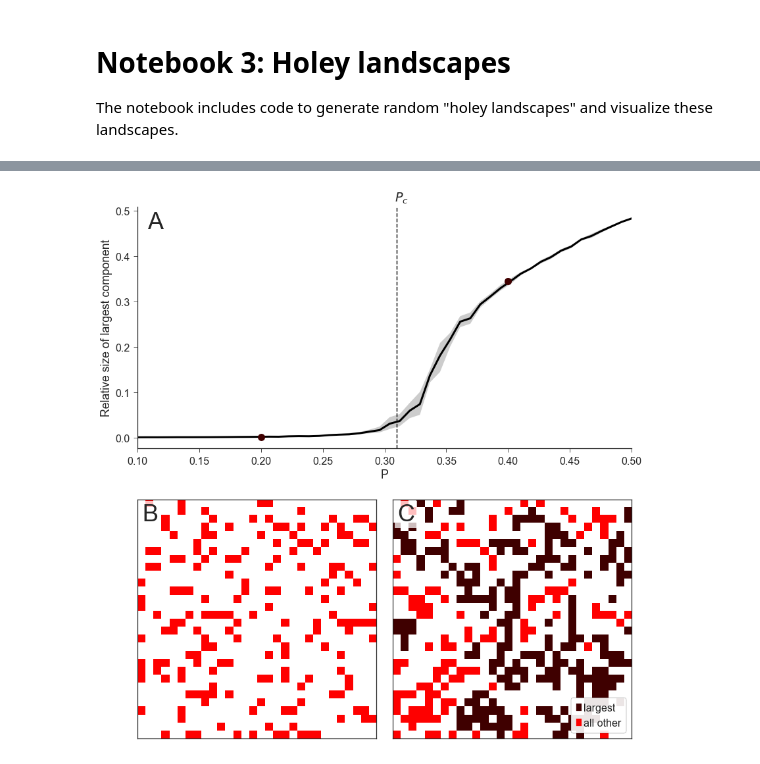
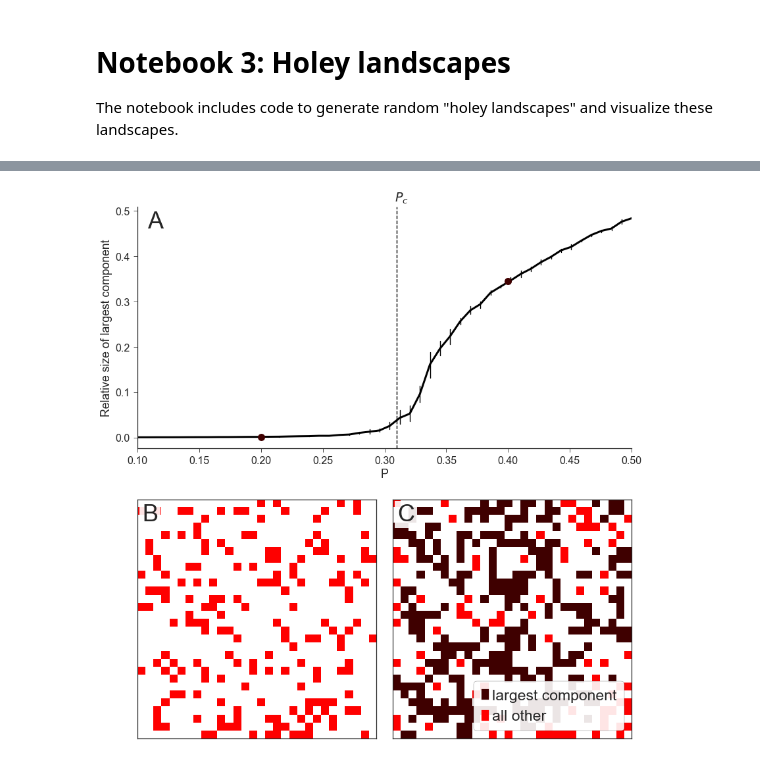
Before and after one commit to yoavram/UnderTheRug, a Jupyter notebook: holey_landscape.ipynb, the cells around one changed output, grey strips where cells are left out. Cells and saved outputs as stored; diff of their text form; code cells hidden in the pictures.

```diff
--- a/holey_landscape.ipynb
+++ b/holey_landscape.ipynb
@@ -115,7 +116,7 @@ p1 = 0.2
 p2 = 0.4
 
 sns.tsplot(df, time='p', unit='sample', value='max size', ci=99,
-           color='k', lw=3, ax=ax0)
+           color='k', lw=3, ax=ax0, err_style='ci_bars')
 ax0.plot(p1, 0.001, 'o', color=reds[2], markersize=11)
 ax0.plot(p2, 0.345, 'o', color=reds[2], markersize=11)
 
@@ -138,38 +139,39 @@ patches = [
     mpl.patches.Patch(color=reds[2], label="largest"),
     mpl.patches.Patch(color=reds[1], label="all other")
 ]
 # ax1.legend(handles=patches, frameon=True, fancybox=True, loc='lower right',
 #            borderpad=0.5, edgecolor='k', framealpha=0.9,
 #            handlelength=0.5, handletextpad=0.2)
 ax1.set(
     xticks=[], yticks=[]
 )
 m = np.random.rand(*shape)
 m = m < p2
 labels, k = ndimage.label(m)
 largest_comp = max(range(1,k), key=lambda i: (labels==i).sum())
 labels[(labels>0) & (labels!=largest_comp)] = 1
 labels[labels==largest_comp] = 2
 ax2.matshow(labels[0], cmap=red_cm , vmin=0, vmax=2)
 patches = [
-    mpl.patches.Patch(color=reds[2], label="largest"),
+    mpl.patches.Patch(color=reds[2], label="largest component"),
     mpl.patches.Patch(color=reds[1], label="all other")
 ]
-ax2.legend(handles=patches, frameon=True, fancybox=True, loc='lower right',
+ax2.legend(handles=patches, frameon=True, fancybox=True, loc='lower right', fontsize='large',
            borderpad=0.5, edgecolor='k', framealpha=0.9, handlelength=0.5, handletextpad=0.2)
 ax2.set(
     xticks=[], yticks=[]
 )
 
-for ax, letter in zip([ax0, ax1, ax2], 'ABCDEFG'):
-    ax.annotate(letter, xy=(0.02, 0.91), xycoords='axes fraction', fontsize=36, bbox=dict(fc="w", lw=0, alpha=0.75))
+for ax, letter in zip([ax0, ax1, ax2], string.ascii_uppercase):
+    ax.annotate(letter, xy=(0.02, 0.91), xycoords='axes fraction',
+                fontsize=36, bbox=dict(fc="w", lw=0, alpha=0.9))
 
 fig.tight_layout()
 sns.despine(ax=ax0)
 fig.savefig('holey_landscape.tif', dpi=300)
 fig.savefig('holey_landscape.pdf', dpi=300, papertype='a4')
 # %% [output]
-[figure, old version]
+[figure, new version]
 # %% [markdown]
 # License
 
```
Also changed, not shown: parts of 8 cells of this notebook.
